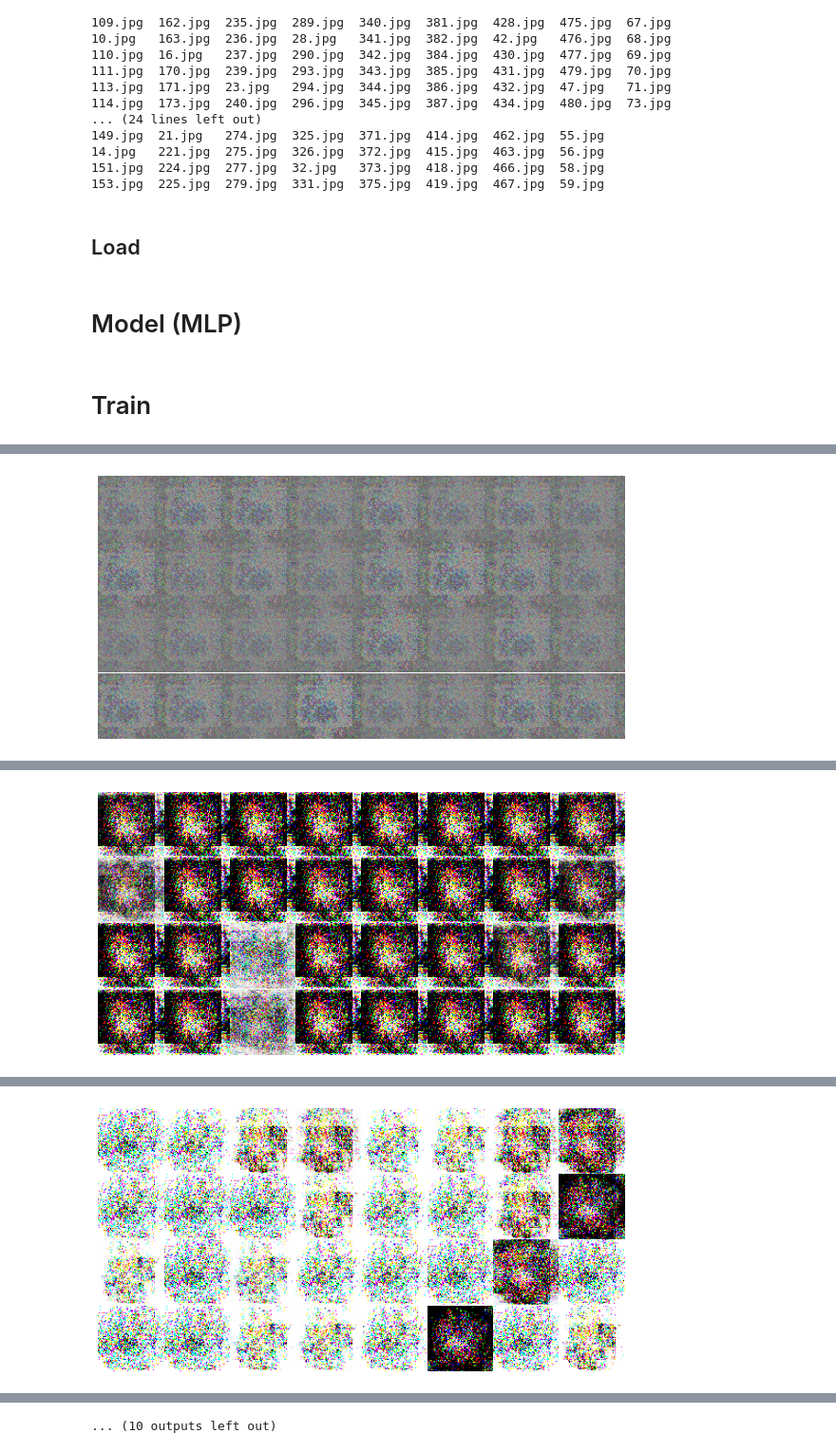
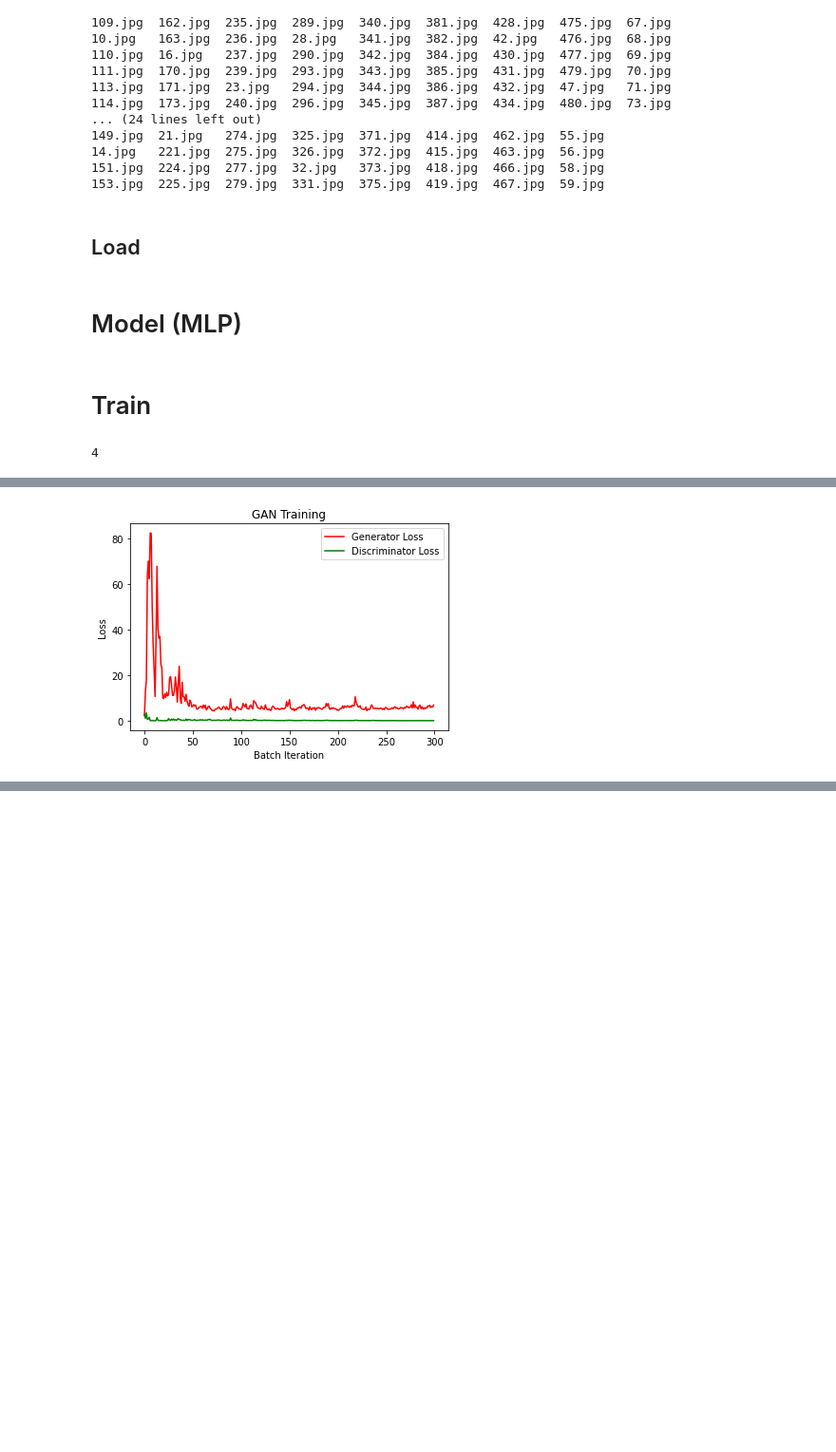
Before and after one commit to AliAkbarBadri/pokemon-gan, a Jupyter notebook: mlp.ipynb, the cells around one changed output, grey strips where cells are left out. Shown: that part at 95% size. Saved outputs shown, nothing was run; the diff lists cells and outputs as text; code cells hidden in the pictures; blank space fills up the shorter version.

Commit message:
Add accuracy graph

```diff
--- a/mlp.ipynb
+++ b/mlp.ipynb
@@ -108,9 +108,11 @@ def get_generator(image_shape,codings_size=100):
     generator = Sequential([
       keras.layers.Dense(512, input_shape=[codings_size],name="gen_dense1"),
       keras.layers.LeakyReLU(alpha=0.2),
-      keras.layers.Dense(512, name="gen_dense2"),
+      keras.layers.Dense(256, name="gen_dense2"),
       keras.layers.LeakyReLU(alpha=0.2),
-      keras.layers.Dense(image_shape[0] * image_shape[1]*image_shape[2], activation="tanh",name="gen_dense3"),
+      keras.layers.Dense(128, name="gen_dense3"),
+      keras.layers.LeakyReLU(alpha=0.2),
+      keras.layers.Dense(image_shape[0] * image_shape[1]*image_shape[2], activation="tanh",name="gen_dense4"),
       keras.layers.Reshape(image_shape,name="gen_reshape")
     ],name="GEN_MODEL")
     # generator.compile(loss='binary_crossentropy',optimizer="adam",metrics=None)
@@ -120,12 +122,13 @@ def get_discriminator(image_shape):
     discriminator = keras.models.Sequential([
       keras.layers.Flatten(input_shape=image_shape,name="dis_flatten"),
       keras.layers.Dense(150, activation="selu",name="dis_dense1"),
+      keras.layers.Dropout(0.2),
       keras.layers.Dense(100, activation="selu",name="dis_dense2"),
       keras.layers.Dense(1, activation="sigmoid",name="dis_dense3")
     ],name = "DISC_MODEL")
     # discriminator.
     # optimizer = Adam(lr=0.0002, beta_1=0.5)
-    discriminator.compile(loss='binary_crossentropy',optimizer="adam",metrics=None)
+    discriminator.compile(loss='binary_crossentropy',optimizer="adam",metrics=['accuracy'])
     return discriminator
 
 def get_adversarial(generator, discriminator):
@@ -163,9 +166,11 @@ def train(epochs, batch_size, image_shape,number_of_batches=11):
     # Begin training
     g_loss_all = []
     d_loss_all = []
+    d_acc_all = []
     for epoch in range(epochs):
         g_loss_batch = []
         d_loss_batch = []
+        d_acc_batch = []
         start_time = time.time()
         for batch_number in range(number_of_batches):
             real_images = dataset_generator.next()
@@ -193,9 +198,11 @@ def train(epochs, batch_size, image_shape,number_of_batches=11):
             # Let's train the discriminator
             discriminator.trainable = True
 
-            d_loss = discriminator.train_on_batch(real_images, real_y)
-            d_loss += discriminator.train_on_batch(generated_images, fake_y)
-            d_loss_batch.append(d_loss)
+            d_loss_real = discriminator.train_on_batch(real_images, real_y)
+            d_loss_fake = discriminator.train_on_batch(generated_images, fake_y)
+            d_loss = 0.5 * np.add(d_loss_real, d_loss_fake)
+            d_loss_batch.append(d_loss[0])
+            d_acc_batch.append(d_loss[1])
 
             # Now it's time to train the generator
             discriminator.trainable = False
@@ -211,17 +218,18 @@ def train(epochs, batch_size, image_shape,number_of_batches=11):
             g_loss_batch.append(g_loss)
 
             # Each 32 batches show and save images
-            if epoch%30==0 and batch_number + 1 == 11:
-                # print("OK",batch_number+1)
-                save_images(generated_images, epoch, batch_number)
+            # if epoch%30==0 and batch_number + 1 == 11:
+                # save_images(generated_images, epoch, batch_number)
             current_batch += 1
         time_elapsed = time.time() - start_time
+
         print("epoch: "+str(epoch+1)+", generator loss: "+str(np.mean(g_loss_batch))
               + ", discriminator loss: " + str(np.mean(d_loss_batch))
+              + ", discriminator acc: " + str(np.mean(d_acc_batch))
               + ', epoch took ' + str(time_elapsed) + ' s.')
         g_loss_all.append(np.mean(g_loss_batch))
         d_loss_all.append(np.mean(d_loss_batch))
-
+        d_acc_all.append(np.mean(d_acc_batch))
     generator.save('generator_mlp.h5')
     discriminator.save('discriminator_mlp.h5')
     plt.figure(1)
@@ -235,14 +243,18 @@ def train(epochs, batch_size, image_shape,number_of_batches=11):
     plt.legend()
     plt.pause(0.0000000001)
     plt.show()
-    return g_loss_all, d_loss_all
+    return g_loss_all, d_loss_all, d_acc_all
+# %%
+np.add([1,2],[3,4])[0]
+# %% [output]
+4
 # %%
 data_size = 352
 batch_size = 32
 image_shape = (64, 64,3)
 coding_size = 100
 epochs = 300
-g_loss_all, d_loss_all = train(epochs, batch_size, image_shape)
+g_loss_all, d_loss_all, d_acc_all = train(epochs, batch_size, image_shape)
 # %% [output]
 Model: "GEN_MODEL"
 _________________________________________________________________
@@ -264 +276 @@ Found 352 images belonging to 1 classes.
-[figure, old version]
+[figure, new version]
@@ -282 +276,0 @@ epoch: 30, generator loss: 28.000896367159758, discriminator loss: 0.25743770564
-[figure, removed]
@@ -300 +276,0 @@ epoch: 60, generator loss: 129.6227930242365, discriminator loss: 0.044582553244
-[figure, removed]
@@ -355,4 +277,3 @@ epoch: 150, generator loss: 12.843564987182617, discriminator loss: 1.6900707958
-... (10 outputs left out)
 # %%
 plt.plot(range(epochs), g_loss_all, color='red')
 plt.title("Generator Loss")
```
Also changed, not shown: parts of 4 cells of this notebook.
